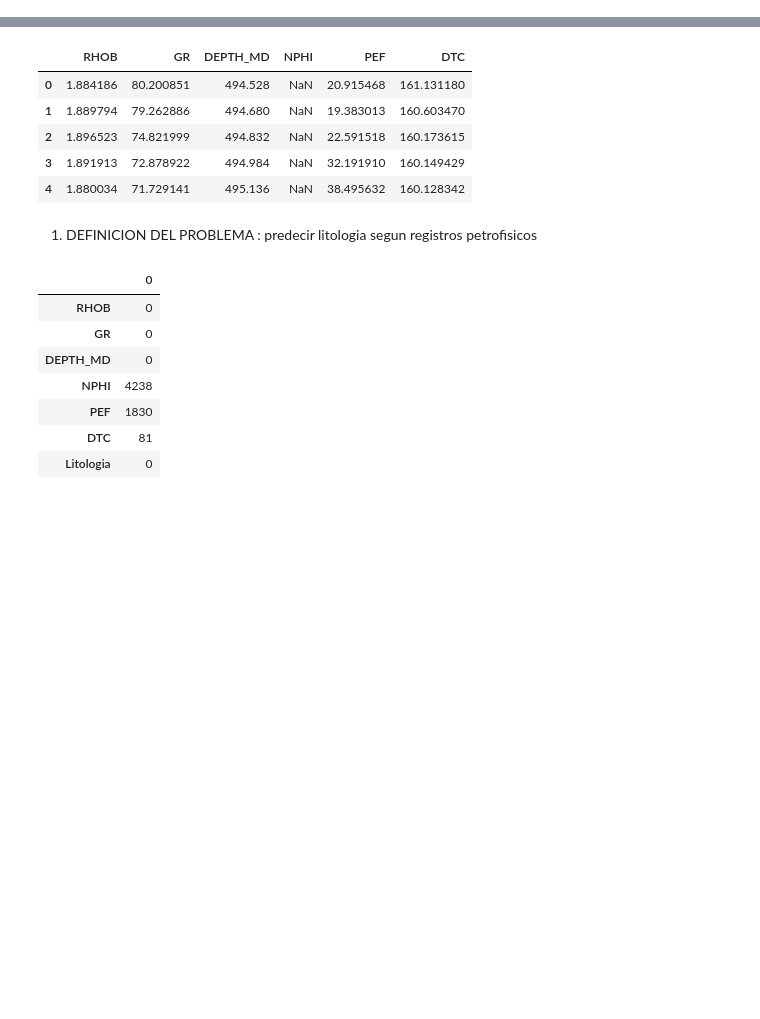
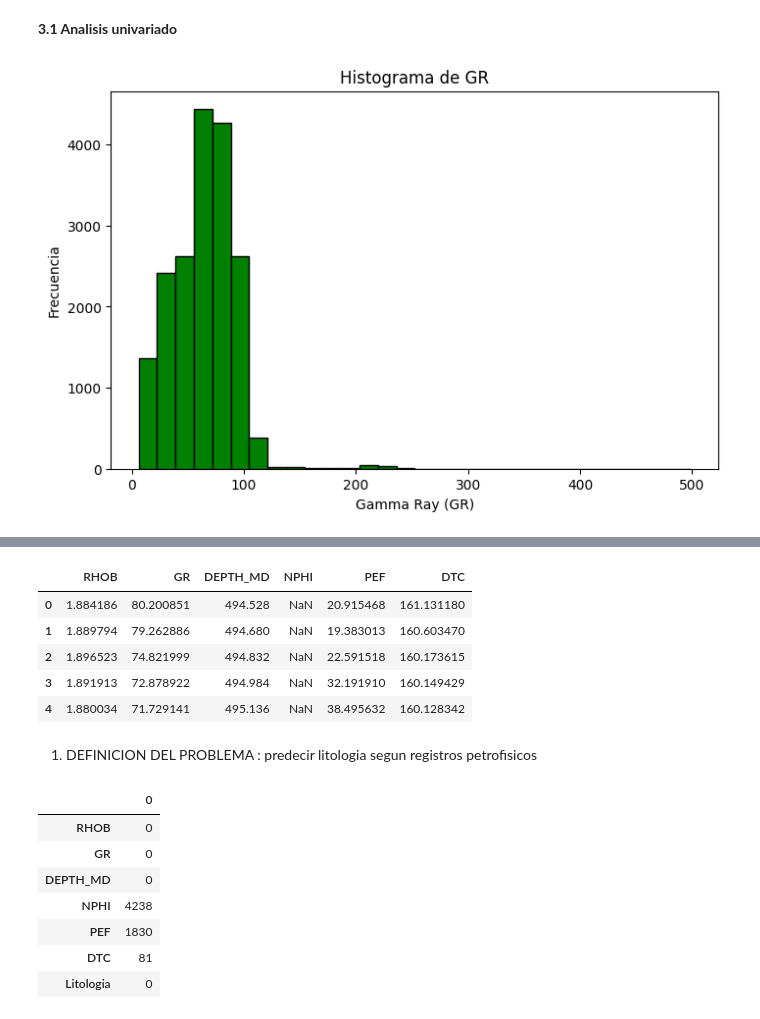
Before and after one commit to AndreaMuntaner/Data-Science-I, a Jupyter notebook: Proyecto_parteIII_AndreaMuntaner.ipynb, the cells around one changed output, grey strips where cells are left out. Drawn from its saved outputs; the diff is of its cells as text; code cells hidden in the pictures; blank space fills up the shorter version.

```diff
--- a/Proyecto_parteIII_AndreaMuntaner.ipynb
+++ b/Proyecto_parteIII_AndreaMuntaner.ipynb
@@ -2,0 +57,6 @@
+# %%
+#Leer el dataset guardado en github
+
+url = "https://raw.githubusercontent.com/AndreaMuntaner/Data-Science-I/refs/heads/main/force2020_data_unsupervised_learning.csv"
+
+df = pd.read_csv(url)
@@ -2,0 +136,14 @@
+# %% [markdown]
+**3.1 Analisis univariado**
+# %%
+#Generé histogramas de cada variable, para obtener rangos y valores que mas se repiten:
+
+#Gamma RAY (GR)
+plt.figure(figsize=(8,5))                  # tamaño del gráfico
+plt.hist(df['GR'], bins=30, color='green', edgecolor='black')
+plt.xlabel('Gamma Ray (GR)')
+plt.ylabel('Frecuencia')
+plt.title('Histograma de GR')
+plt.show()
+# %% [output]
+[figure, added]
```
Also changed, not shown: parts of 41 cells of this notebook.
